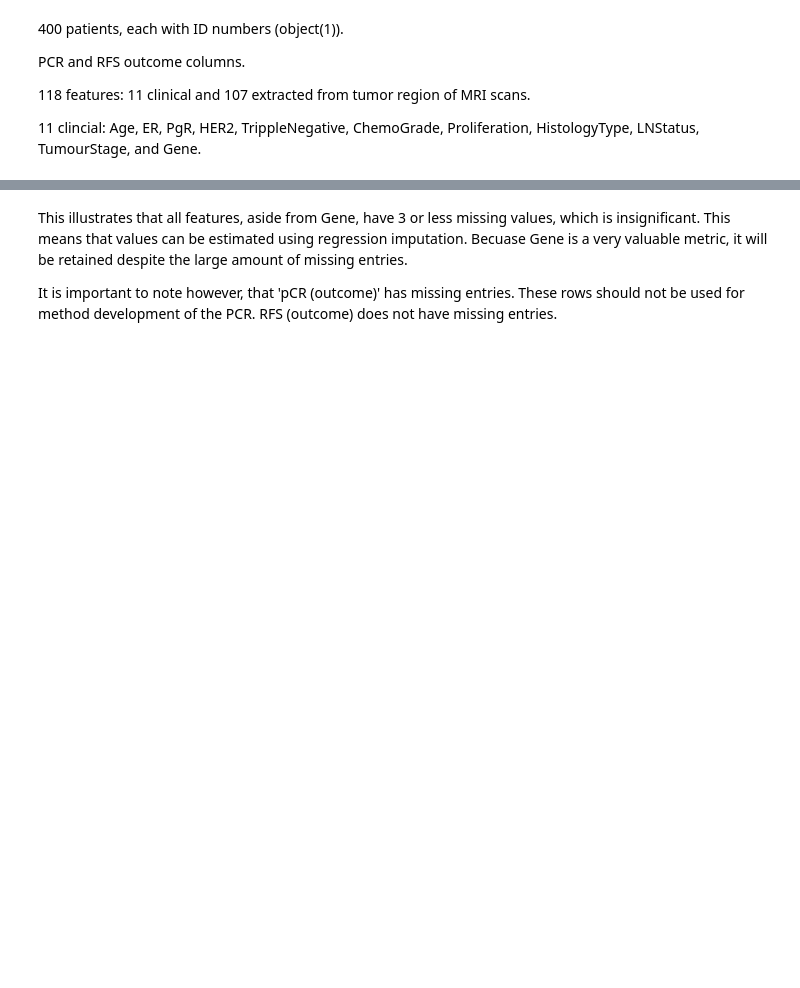
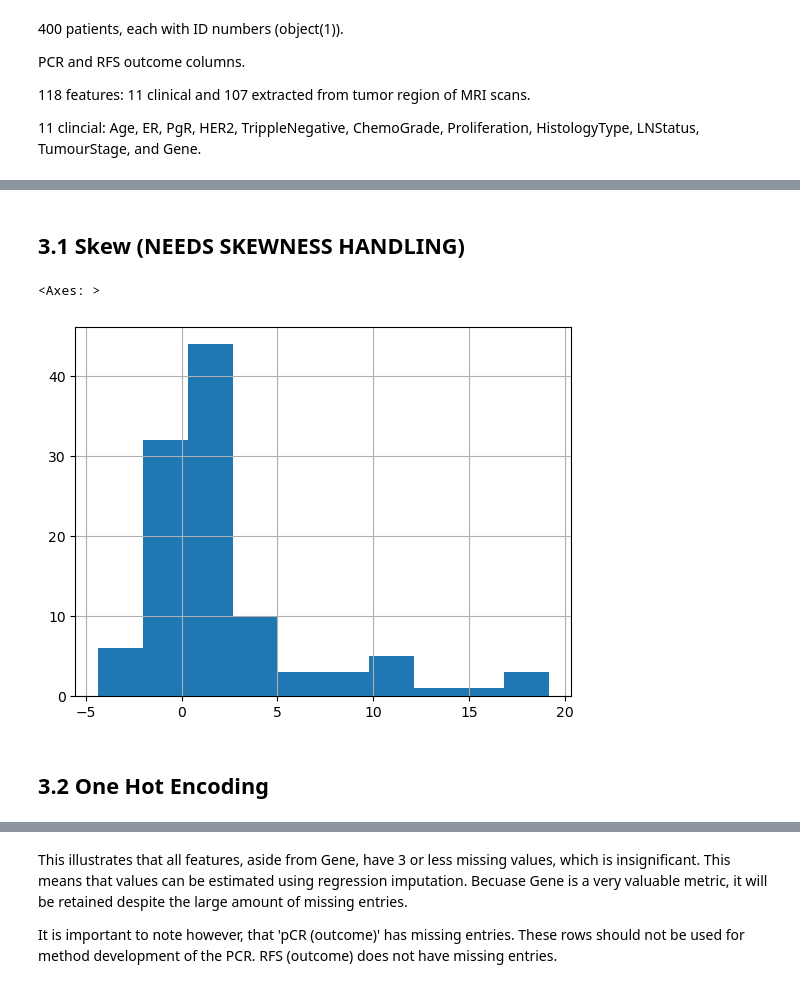
Before and after one commit to KRooL4E/ML_CW2, a Jupyter notebook: data_preprocessing.ipynb, the cells around one changed output, grey strips where cells are left out. Cells and saved outputs as stored; diff of their text form; code cells hidden in the pictures; blank space fills up the shorter version.

```diff
--- a/data_preprocessing.ipynb
+++ b/data_preprocessing.ipynb
@@ -65,0 +251,22 @@ Gene                                                88
+# %%
+df = pd.read_excel('TrainDataset2024.xls')
+# %% [markdown]
+## 3.1 Skew (NEEDS SKEWNESS HANDLING)
+# %%
+def calculate_skewness(df):
+    #continuous features only.
+    numerical_cols = df.select_dtypes(include=["float64", "int64"])
+    skewness = numerical_cols.apply(skew, axis=0)
+    return skewness.sort_values()
+
+temp_df = df.drop(['ID', 'RelapseFreeSurvival (outcome)', 'pCR (outcome)'], axis=1)
+temp_df2 = temp_df[temp_df.columns[(temp_df.nunique()>5)]]
+# list(temp_df.columns[(temp_df.nunique()>10)])
+skewness_values = calculate_skewness(temp_df2)
+
+skewness_values.hist()
+# %% [output]
+<Axes: >
+[figure, added]
+# %% [markdown]
+## 3.2 One Hot Encoding
```
Also changed, not shown: parts of 29 cells of this notebook, 3 other files.
